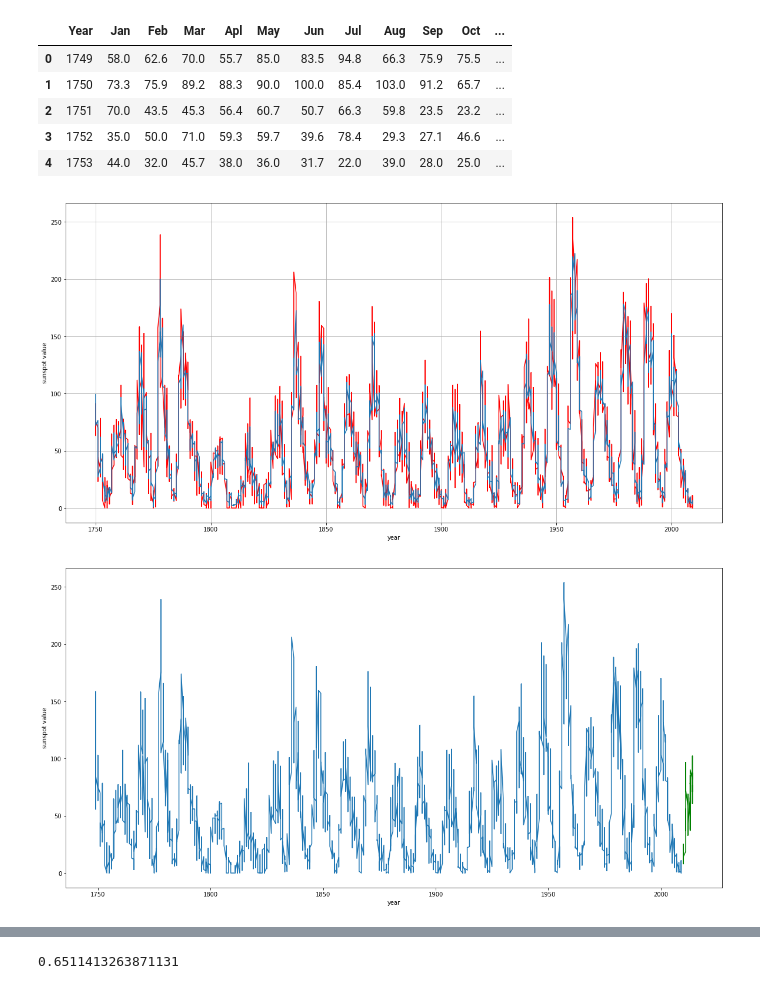
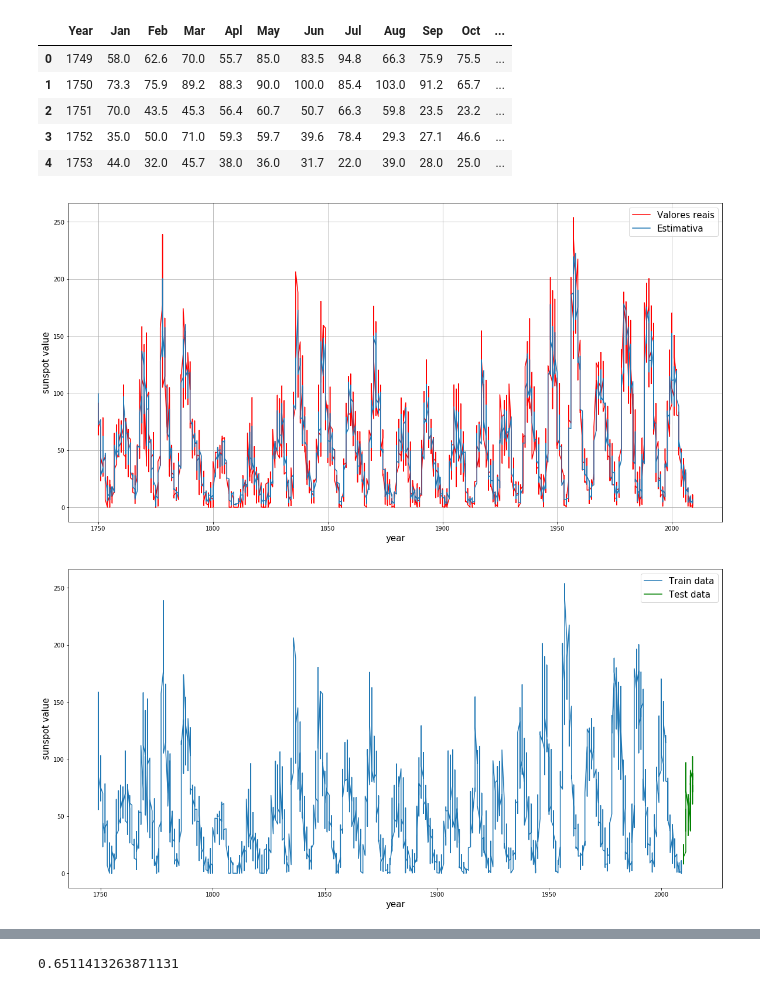
Before and after one commit to douglashsabreu/MachineLearning, a Jupyter notebook: LinearRegression/Sunspot Linear Regression.ipynb, the cells around one changed output, grey strips where cells are left out. Cells and saved outputs as stored; diff of their text form; code cells hidden in the pictures.

```diff
--- a/LinearRegression/Sunspot Linear Regression.ipynb
+++ b/LinearRegression/Sunspot Linear Regression.ipynb
@@ -161,23 +153,25 @@ w = np.dot(np.dot(np.linalg.inv(np.dot(phi.T, phi)), phi.T), y)
 # %%
 plt.figure(figsize=(20,10))
 plt.grid(True)
-plt.plot(years_train[20:], sunspots_values_train[20:], 'r')
-plt.plot(years_train[20:], np.dot(phi,w))
-plt.xlabel('year')
-plt.ylabel('sunspot value')
+plt.plot(years_train[20:], sunspots_values_train[20:], 'r', label="Valores reais")
+plt.plot(years_train[20:], np.dot(phi,w), label="Estimativa")
+plt.legend(fontsize=15)
+plt.xlabel('year', fontsize=15)
+plt.ylabel('sunspot value', fontsize=15)
 plt.show()
 # %% [output]
-[figure, old version]
+[figure, new version]
 # %%
 teste = years_with_months_train + years_with_months_train
 plt.figure(figsize=(20,10))
-plt.plot(years_train, sunspots_values_train)
-plt.plot(years_test, sunspots_values_test, 'g')
-plt.xlabel('year')
-plt.ylabel('sunspot value')
+plt.plot(years_train, sunspots_values_train, label='Train data')
+plt.plot(years_test, sunspots_values_test, 'g', label='Test data')
+plt.xlabel('year', fontsize=15)
+plt.legend(fontsize=15)
+plt.ylabel('sunspot value', fontsize=15)
 plt.show()
 # %% [output]
-[figure, old version]
+[figure, new version]
 # %%
 last_train_subset = sunspots_values_train[-20:]
 # %%
```
Also changed, not shown: parts of 8 cells of this notebook.
